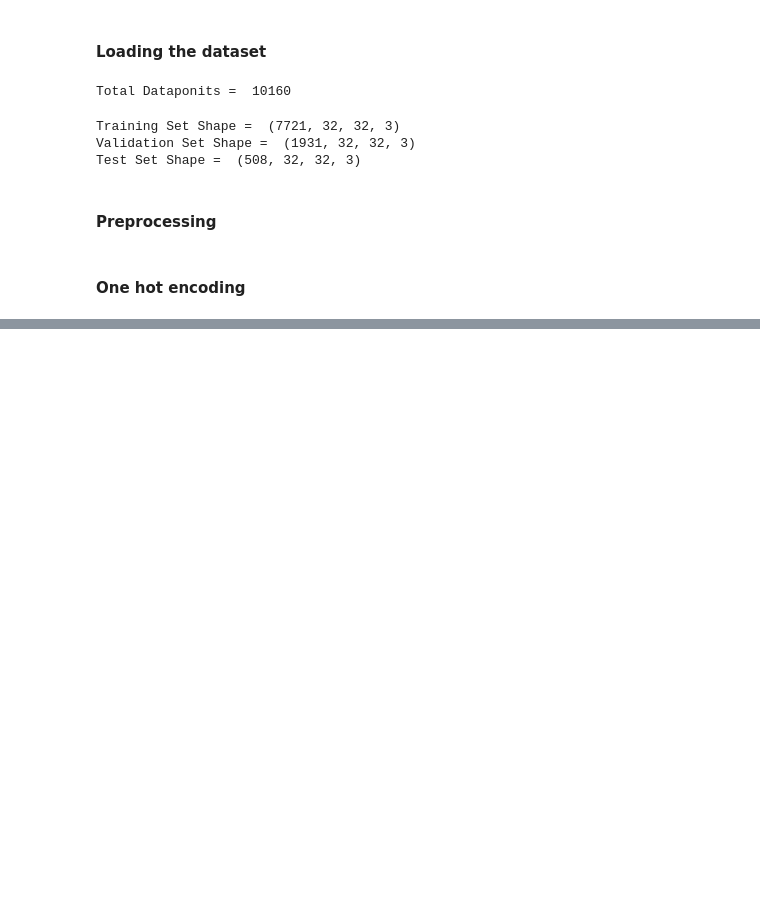
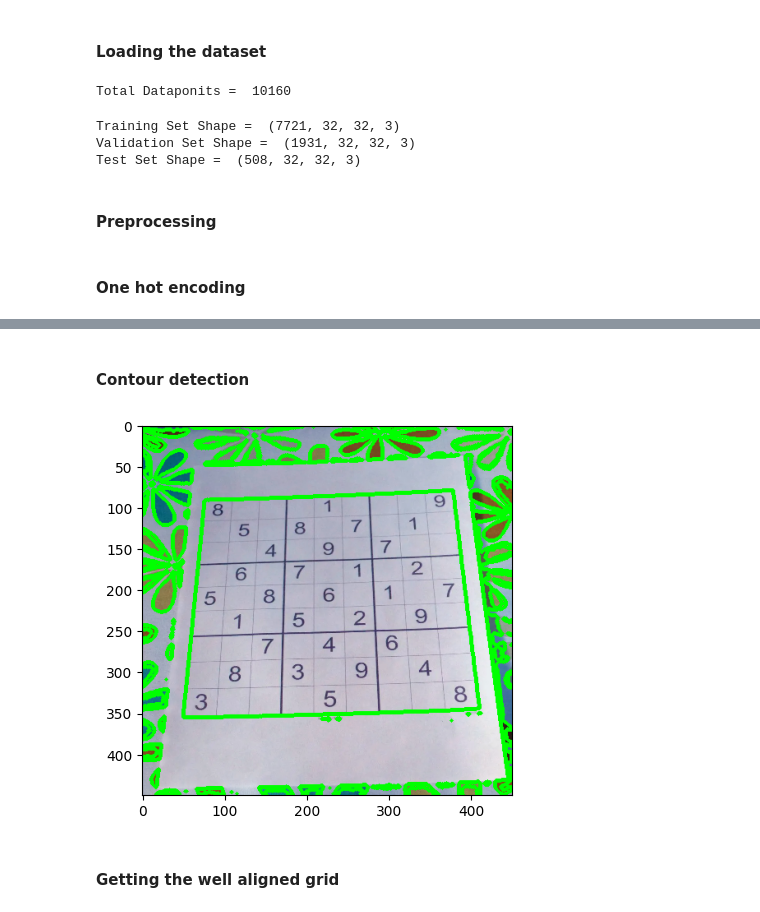
Before and after one commit to Isa1asN/sudoku_solver, a Jupyter notebook: backend/model/train.ipynb, the cells around one changed output, grey strips where cells are left out. Cells and saved outputs as stored; diff of their text form; code cells hidden in the pictures; blank space fills up the shorter version.

```diff
--- a/backend/model/train.ipynb
+++ b/backend/model/train.ipynb
@@ -80,0 +172,15 @@ valid_y = to_categorical(valid_y, data_classes)
+# %% [markdown]
+#### Contour detection
+# %%
+contour_1 = sudoku_a.copy()
+contour_2 = sudoku_a.copy()
+contour, hierarchy = cv2.findContours(threshold, cv2.RETR_EXTERNAL, cv2.CHAIN_APPROX_SIMPLE)
+cv2.drawContours(contour_1, contour, -1, (0, 255, 0), 3)
+
+plt.figure()
+plt.imshow(contour_1)
+plt.show()
+# %% [output]
+[figure, added]
+# %% [markdown]
+#### Getting the well aligned grid
```
Also changed, not shown: parts of 17 cells of this notebook, 1 other file.
